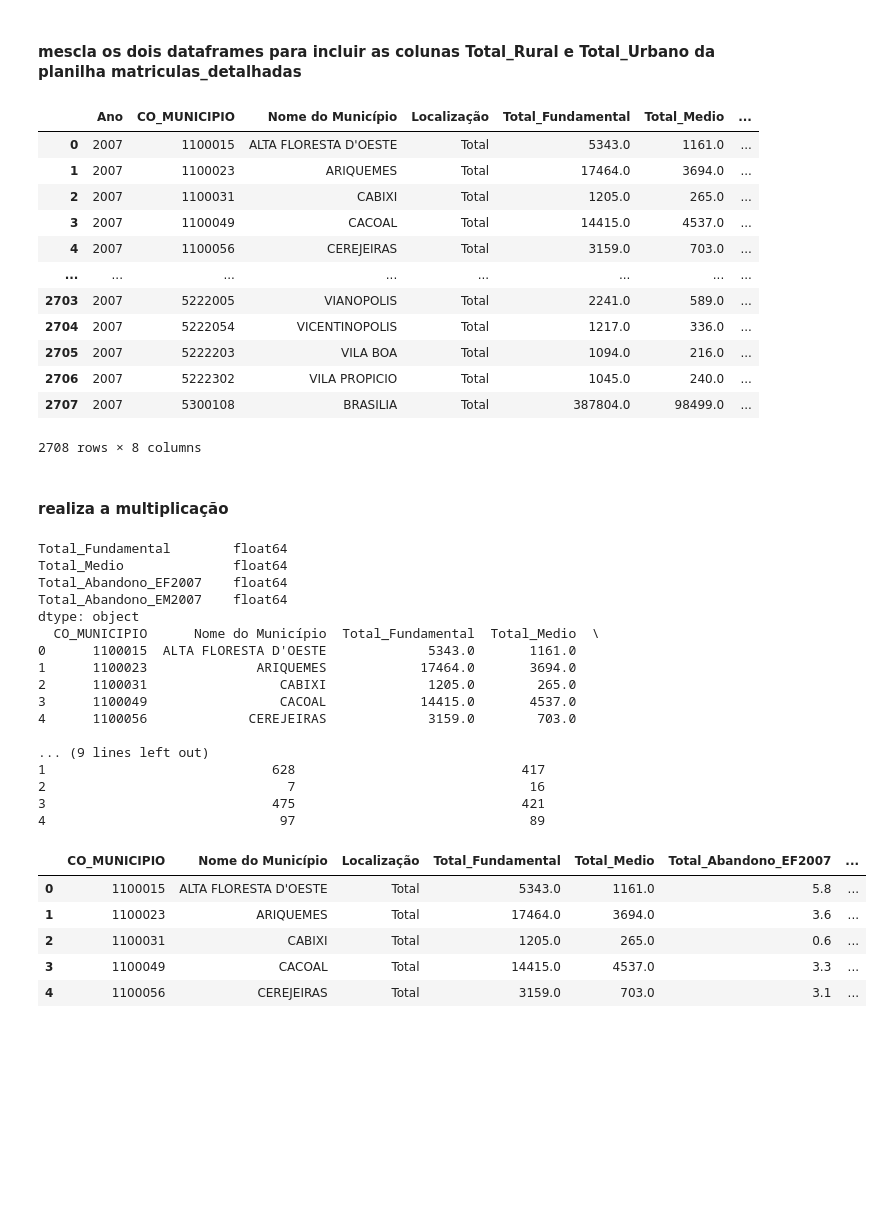
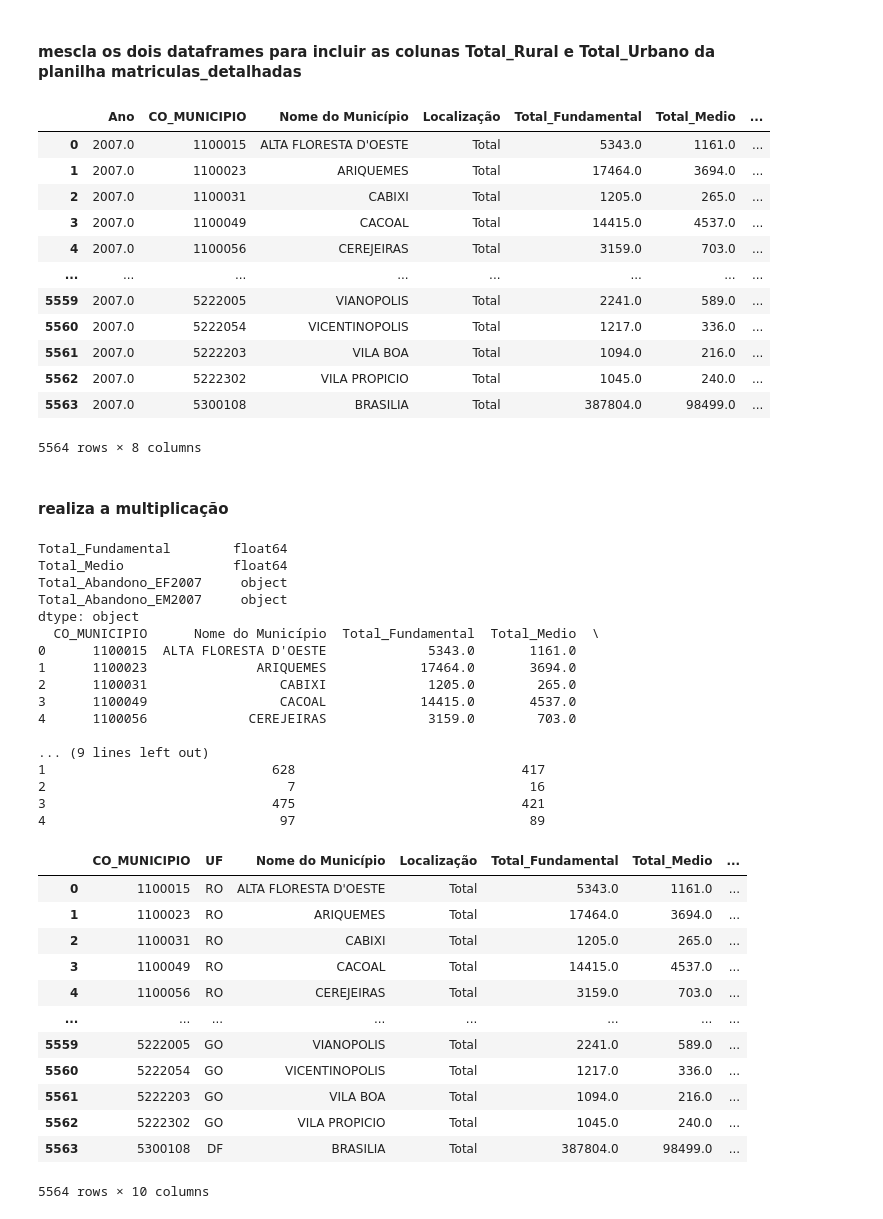
Before and after one commit to thiagodasillva/escolarData, a Jupyter notebook: totalMatricolarPORDesempnho.ipynb, the cells around one changed output. Drawn from its saved outputs; the diff is of its cells as text; code cells hidden in the pictures; blank space fills up the shorter version.

```diff
--- a/totalMatricolarPORDesempnho.ipynb
+++ b/totalMatricolarPORDesempnho.ipynb
@@ -130,24 +132,24 @@ matriculas_df['CO_MUNICIPIO'] = matriculas_df['CO_MUNICIPIO'].astype(str)
 dados_tratados_df['Código do Município'] = dados_tratados_df['Código do Município'].astype(str)
 
 # Merge das tabelas com base no código do município
-merged_df = pd.merge(matriculas_df, dados_tratados_df, left_on='CO_MUNICIPIO', right_on='Código do Município')
+merged_df = pd.merge(matriculas_df, dados_tratados_df, left_on='CO_MUNICIPIO', right_on='Código do Município', how='outer')
 
 # Verificar se a junção foi bem-sucedida e visualizar as primeiras linhas
 merged_df[['Ano','CO_MUNICIPIO','Nome do Município','Localização','Total_Fundamental','Total_Medio', 'Total_Abandono_EF2007', 'Total_Abandono_EM2007']]
 # %% [output]
 |  | Ano | CO_MUNICIPIO | Nome do Município | Localização | Total_Fundamental | Total_Medio | ... |
-| 0 | 2007 | 1100015 | ALTA FLORESTA D'OESTE | Total | 5343.0 | 1161.0 | ... |
-| 1 | 2007 | 1100023 | ARIQUEMES | Total | 17464.0 | 3694.0 | ... |
-| 2 | 2007 | 1100031 | CABIXI | Total | 1205.0 | 265.0 | ... |
-| 3 | 2007 | 1100049 | CACOAL | Total | 14415.0 | 4537.0 | ... |
-| 4 | 2007 | 1100056 | CEREJEIRAS | Total | 3159.0 | 703.0 | ... |
+| 0 | 2007.0 | 1100015 | ALTA FLORESTA D'OESTE | Total | 5343.0 | 1161.0 | ... |
+| 1 | 2007.0 | 1100023 | ARIQUEMES | Total | 17464.0 | 3694.0 | ... |
+| 2 | 2007.0 | 1100031 | CABIXI | Total | 1205.0 | 265.0 | ... |
+| 3 | 2007.0 | 1100049 | CACOAL | Total | 14415.0 | 4537.0 | ... |
+| 4 | 2007.0 | 1100056 | CEREJEIRAS | Total | 3159.0 | 703.0 | ... |
 | ... | ... | ... | ... | ... | ... | ... | ... |
-| 2703 | 2007 | 5222005 | VIANOPOLIS | Total | 2241.0 | 589.0 | ... |
-| 2704 | 2007 | 5222054 | VICENTINOPOLIS | Total | 1217.0 | 336.0 | ... |
-| 2705 | 2007 | 5222203 | VILA BOA | Total | 1094.0 | 216.0 | ... |
-| 2706 | 2007 | 5222302 | VILA PROPICIO | Total | 1045.0 | 240.0 | ... |
-| 2707 | 2007 | 5300108 | BRASILIA | Total | 387804.0 | 98499.0 | ... |
+| 5559 | 2007.0 | 5222005 | VIANOPOLIS | Total | 2241.0 | 589.0 | ... |
+| 5560 | 2007.0 | 5222054 | VICENTINOPOLIS | Total | 1217.0 | 336.0 | ... |
+| 5561 | 2007.0 | 5222203 | VILA BOA | Total | 1094.0 | 216.0 | ... |
+| 5562 | 2007.0 | 5222302 | VILA PROPICIO | Total | 1045.0 | 240.0 | ... |
+| 5563 | 2007.0 | 5300108 | BRASILIA | Total | 387804.0 | 98499.0 | ... |
-2708 rows × 8 columns
+5564 rows × 8 columns
 # %% [markdown]
 #### realiza a multiplicação
 # %%
@@ -175,8 +177,8 @@ print(merged_df[['CO_MUNICIPIO', 'Nome do Município','Total_Fundamental','Total
 # %% [output]
 Total_Fundamental        float64
 Total_Medio              float64
-Total_Abandono_EF2007    float64
-Total_Abandono_EM2007    float64
+Total_Abandono_EF2007     object
+Total_Abandono_EM2007     object
 dtype: object
   CO_MUNICIPIO      Nome do Município  Total_Fundamental  Total_Medio  \
 0      1100015  ALTA FLORESTA D'OESTE             5343.0       1161.0
@@ -191,11 +193,18 @@ dtype: object
 3                             475                             421
 4                              97                              89
 # %%
-merged_df[['CO_MUNICIPIO', 'Nome do Município','Localização', 'Total_Fundamental','Total_Medio', 'Total_Abandono_EF2007', 'Total_Abandono_EM2007', 'Resultado_Multiplicacao_EF2007','Resultado_Multiplicacao_EM2007']].head()
+merged_df[['CO_MUNICIPIO','UF', 'Nome do Município','Localização', 'Total_Fundamental','Total_Medio', 'Total_Abandono_EF2007', 'Total_Abandono_EM2007', 'Resultado_Multiplicacao_EF2007','Resultado_Multiplicacao_EM2007']]
 # %% [output]
-|  | CO_MUNICIPIO | Nome do Município | Localização | Total_Fundamental | Total_Medio | Total_Abandono_EF2007 | ... |
-| 0 | 1100015 | ALTA FLORESTA D'OESTE | Total | 5343.0 | 1161.0 | 5.8 | ... |
-| 1 | 1100023 | ARIQUEMES | Total | 17464.0 | 3694.0 | 3.6 | ... |
-| 2 | 1100031 | CABIXI | Total | 1205.0 | 265.0 | 0.6 | ... |
-| 3 | 1100049 | CACOAL | Total | 14415.0 | 4537.0 | 3.3 | ... |
-| 4 | 1100056 | CEREJEIRAS | Total | 3159.0 | 703.0 | 3.1 | ... |
+|  | CO_MUNICIPIO | UF | Nome do Município | Localização | Total_Fundamental | Total_Medio | ... |
+| 0 | 1100015 | RO | ALTA FLORESTA D'OESTE | Total | 5343.0 | 1161.0 | ... |
+| 1 | 1100023 | RO | ARIQUEMES | Total | 17464.0 | 3694.0 | ... |
+| 2 | 1100031 | RO | CABIXI | Total | 1205.0 | 265.0 | ... |
+| 3 | 1100049 | RO | CACOAL | Total | 14415.0 | 4537.0 | ... |
+| 4 | 1100056 | RO | CEREJEIRAS | Total | 3159.0 | 703.0 | ... |
+| ... | ... | ... | ... | ... | ... | ... | ... |
+| 5559 | 5222005 | GO | VIANOPOLIS | Total | 2241.0 | 589.0 | ... |
+| 5560 | 5222054 | GO | VICENTINOPOLIS | Total | 1217.0 | 336.0 | ... |
+| 5561 | 5222203 | GO | VILA BOA | Total | 1094.0 | 216.0 | ... |
+| 5562 | 5222302 | GO | VILA PROPICIO | Total | 1045.0 | 240.0 | ... |
+| 5563 | 5300108 | DF | BRASILIA | Total | 387804.0 | 98499.0 | ... |
+5564 rows × 10 columns
```
Also changed, not shown: parts of 6 cells of this notebook, 1 other file.
